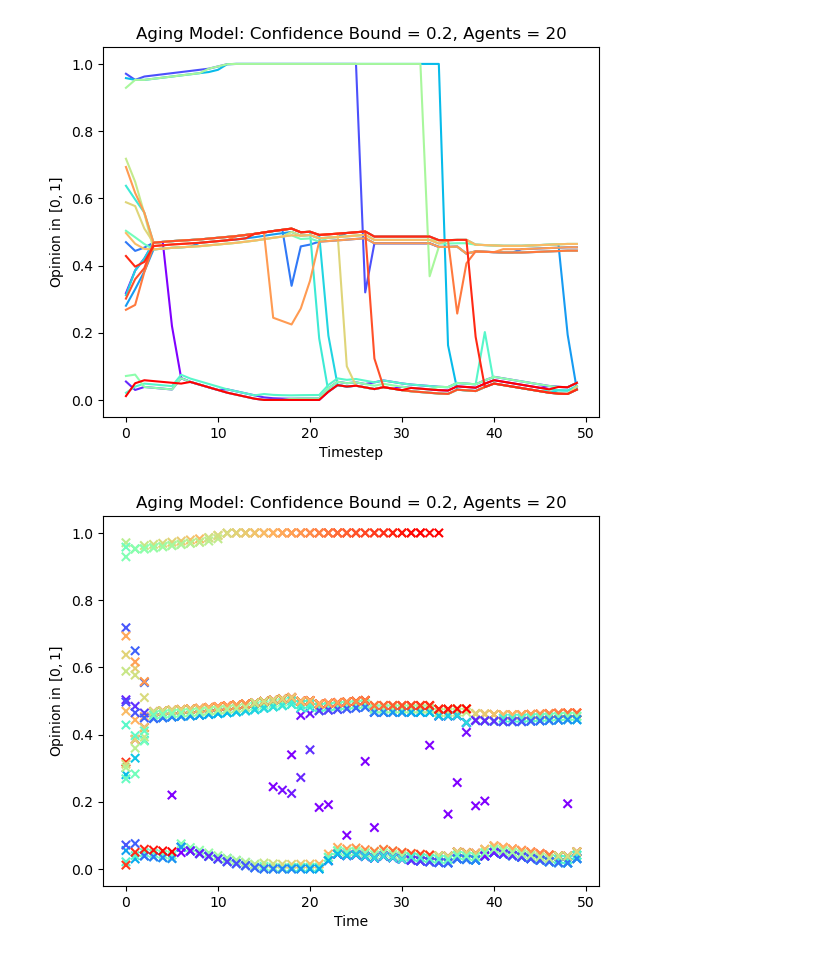
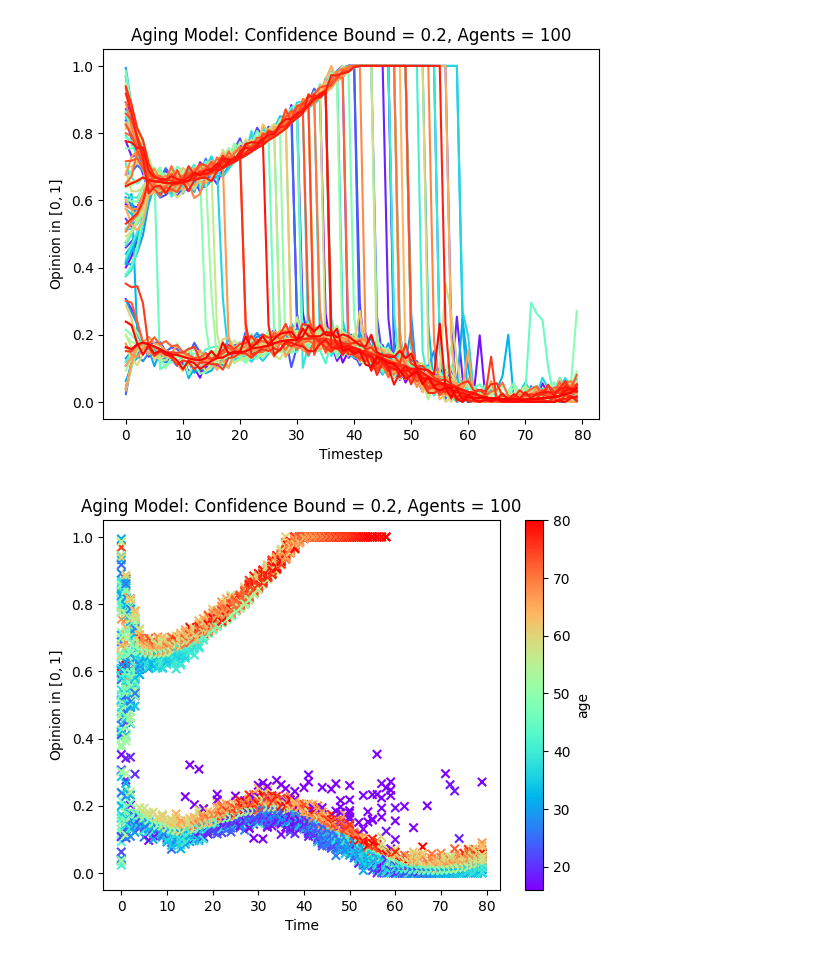
Before and after one commit to ardenpalme/IndMathProj2, a Jupyter notebook: Numerical_Soln_Variable_Drift.ipynb, the cells around one changed output. Saved outputs shown, nothing was run; the diff lists cells and outputs as text; code cells hidden in the pictures.

Commit message:
random age-partitioned op drift, normalized age dist.,

```diff
--- a/Numerical_Soln_Variable_Drift.ipynb
+++ b/Numerical_Soln_Variable_Drift.ipynb
@@ -4,19 +7,25 @@ import matplotlib.pyplot as plt
 # %%
 # Initialise parameters:
-num_of_agents = 20 # number of agents
-Timesteps = 50 # timesteps (1 = no steps taken)
+num_of_agents = 100 # number of agents
+Timesteps = 80 # timesteps (1 = no steps taken)
 R = 0.2 # confidence bound
 
 
 min_age = 16
 max_age = 81
-op_drift = 0.01
+op_drift = 0.02
 
 youth_min_op = 0
 youth_max_op = 0.4
+youth_op_mu = 0.2
+youth_op_std = 0.05
 # %%
 opinions = np.random.rand(num_of_agents) # init all agents to [0,1]
-ages = np.random.randint(min_age,max_age, size=num_of_agents)
+
+# Ages are distributed according to a skewed normal distribution
+a=16; b=80; std = 15; mu = 40
+rv = sc.stats.truncnorm((a-mu)/std, (b-mu)/std, loc=mu, scale=std)
+ages = np.floor(rv.rvs(size=num_of_agents))
 # %%
 def get_A(opinions,R):
     '''
@@ -53,12 +62,15 @@ ages_over_time[0,:] = ages
 
 for t in range(Timesteps-1):
     # Basic opinion update (minimum necesssary to keep opinions within a range)
-#    opinions_over_time[t+1,:] = np.minimum(get_A(opinions_over_time[t,:], R) + op_drift, 1.0)
+    #    opinions_over_time[t+1,:] = np.minimum(get_A(opinions_over_time[t,:], R) + op_drift, 1.0)
 
     # --- Compute age-dependent drift ---
     drift = np.zeros(num_of_agents)
-    drift[ages_over_time[t, :] < 40] = -op_drift      # young drift down
-    drift[ages_over_time[t, :] > 55] = +op_drift      # old drift up
+    mask1 = ages_over_time[t, :] < 40
+    mask2 = ages_over_time[t, :] > 55
+
+    drift[mask1] = (-1) * op_drift * np.abs(np.random.randn(np.sum(mask1)))     # young drift down
+    drift[mask2] = op_drift * np.abs(np.random.randn(np.sum(mask2)))    # old drift up
     # middle-aged agents (40–55) => no drift (0)
 
     # --- Opinion update ---
@@ -74,8 +86,10 @@ for t in range(Timesteps-1):
     # Replace the people who die with young people
     ages_over_time[t+1, deaths] = min_age
 
-    # Initialise new people with uniformly distributed opinions within some range
-    opinions_over_time[t+1,:][deaths] = (youth_max_op - youth_min_op) * np.random.random(num_deaths) + youth_min_op
+    # Initialise new people with normally-distributed opinions within some range
+    rv = sc.stats.truncnorm((youth_min_op-youth_op_mu)/youth_op_std,
+                        (youth_max_op-youth_op_mu)/youth_op_std, loc=youth_op_mu, scale=youth_op_std)
+    opinions_over_time[t+1,:][deaths] = rv.rvs(size=num_deaths)
 
     if num_deaths > 0:
         print(f"Step {t}: {num_deaths} deaths")
@@ -102,23 +116,24 @@ Ages of dead agents: [80.]
 # %%
 #plotting
 
 colours = plt.cm.rainbow(np.linspace(0,1,num_of_agents))
 
 for i in range(num_of_agents):
     plt.plot(opinions_over_time[:,i],color=colours[i])
 plt.title(f'Aging Model: Confidence Bound = {R}, Agents = {num_of_agents}')
 plt.xlabel('Timestep')
 plt.ylabel('Opinion in $[0,1]$')
 plt.show()
 
 #plotting
 
 colours = plt.cm.rainbow(np.linspace(0,1,round(max_age-min_age+1)))
-plt.scatter(np.array([range(Timesteps)]*num_of_agents).T, opinions_over_time, c=ages_over_time, cmap='rainbow', marker='x')
+sp = plt.scatter(np.array([range(Timesteps)]*num_of_agents).T, opinions_over_time, c=ages_over_time, cmap='rainbow', marker='x')
+plt.colorbar(sp, label="age")
 plt.title(f'Aging Model: Confidence Bound = {R}, Agents = {num_of_agents}')
 plt.xlabel('Time')
 plt.ylabel('Opinion in $[0,1]$')
 plt.show()
 # %% [output]
-[figure, old version]
+[figure, new version]
-[figure, old version]
+[figure, new version]
```
Also changed, not shown: parts of 3 cells of this notebook, 1 other file.
